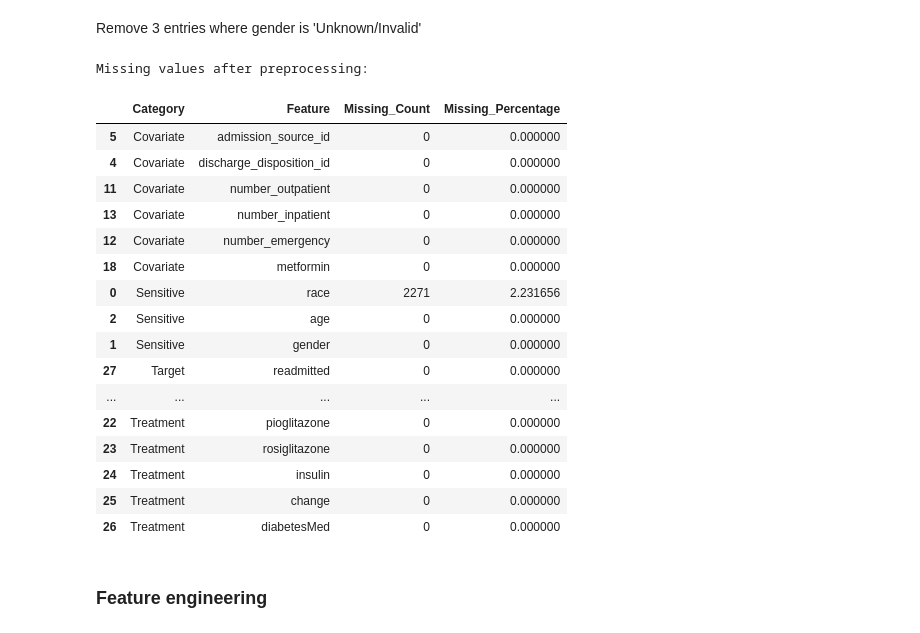
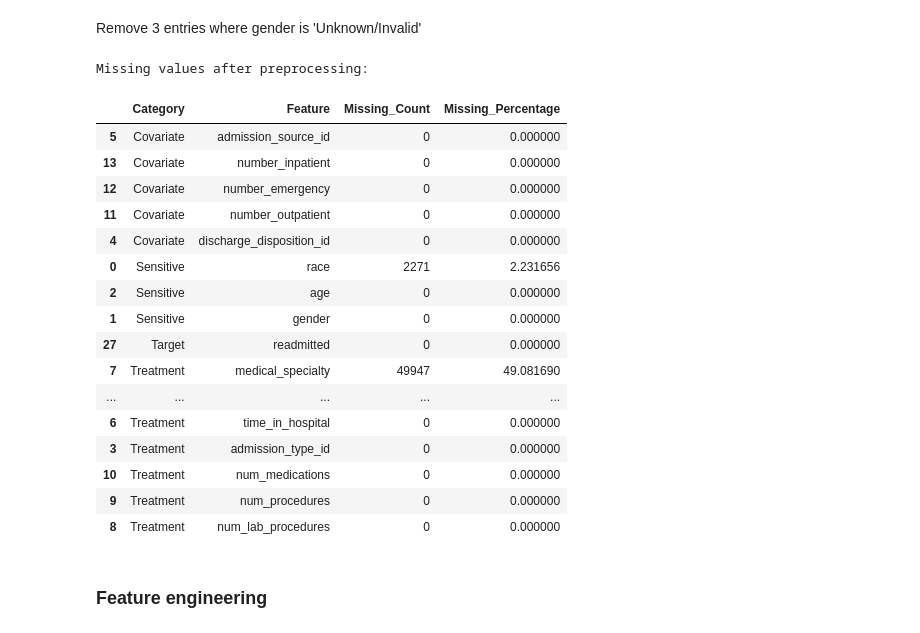
Before and after one commit to molotkova/treatment_datasets, a Jupyter notebook: diabetes.ipynb, the cells around one changed output. Drawn from its saved outputs; the diff is of its cells as text; code cells hidden in the pictures.

```diff
--- a/diabetes.ipynb
+++ b/diabetes.ipynb
@@ -1,7 +1,7 @@
 # %%
 import pandas as pd
 # %%
-df = pd.read_csv("data/diabetes/diabetic_data.csv")
+df = pd.read_csv("data/diabetes/data.csv")
 # %% [markdown]
 ## Dataset: Diabetes
 # %%
@@ -34,7 +34,7 @@ First 5 rows of the DataFrame:
 # %%
 from utils import get_treatment_features
 
-treatment_features = get_treatment_features("data/diabetes/features.yaml")
+treatment_features = get_treatment_features("data/diabetes/features_raw.yaml")
 
 df_treatment = df[treatment_features]
 
@@ -111,28 +111,28 @@ Remove 3 entries where gender is 'Unknown/Invalid'
 
 df = df[df["gender"] != "Unknown/Invalid"]
 # %%
-missing_stat_after = calculate_nan_percentage_of_grouped_features(df, "data/diabetes/features.yaml")
+missing_stat_after = calculate_nan_percentage_of_grouped_features(df, "data/diabetes/features_raw.yaml")
 print("Missing values after preprocessing:")
 display(missing_stat_after)
 # %% [output]
 Missing values after preprocessing:
 |  | Category | Feature | Missing_Count | Missing_Percentage |
 | 5 | Covariate | admission_source_id | 0 | 0.000000 |
-| 4 | Covariate | discharge_disposition_id | 0 | 0.000000 |
-| 11 | Covariate | number_outpatient | 0 | 0.000000 |
 | 13 | Covariate | number_inpatient | 0 | 0.000000 |
 | 12 | Covariate | number_emergency | 0 | 0.000000 |
-| 18 | Covariate | metformin | 0 | 0.000000 |
+| 11 | Covariate | number_outpatient | 0 | 0.000000 |
+| 4 | Covariate | discharge_disposition_id | 0 | 0.000000 |
 | 0 | Sensitive | race | 2271 | 2.231656 |
 | 2 | Sensitive | age | 0 | 0.000000 |
 | 1 | Sensitive | gender | 0 | 0.000000 |
 | 27 | Target | readmitted | 0 | 0.000000 |
+| 7 | Treatment | medical_specialty | 49947 | 49.081690 |
 | ... | ... | ... | ... | ... |
-| 22 | Treatment | pioglitazone | 0 | 0.000000 |
-| 23 | Treatment | rosiglitazone | 0 | 0.000000 |
-| 24 | Treatment | insulin | 0 | 0.000000 |
-| 25 | Treatment | change | 0 | 0.000000 |
-| 26 | Treatment | diabetesMed | 0 | 0.000000 |
+| 6 | Treatment | time_in_hospital | 0 | 0.000000 |
+| 3 | Treatment | admission_type_id | 0 | 0.000000 |
+| 10 | Treatment | num_medications | 0 | 0.000000 |
+| 9 | Treatment | num_procedures | 0 | 0.000000 |
+| 8 | Treatment | num_lab_procedures | 0 | 0.000000 |
 # %% [markdown]
 ### Feature engineering
 # %%
```
Also changed, not shown: parts of 10 cells of this notebook, 8 other files.
